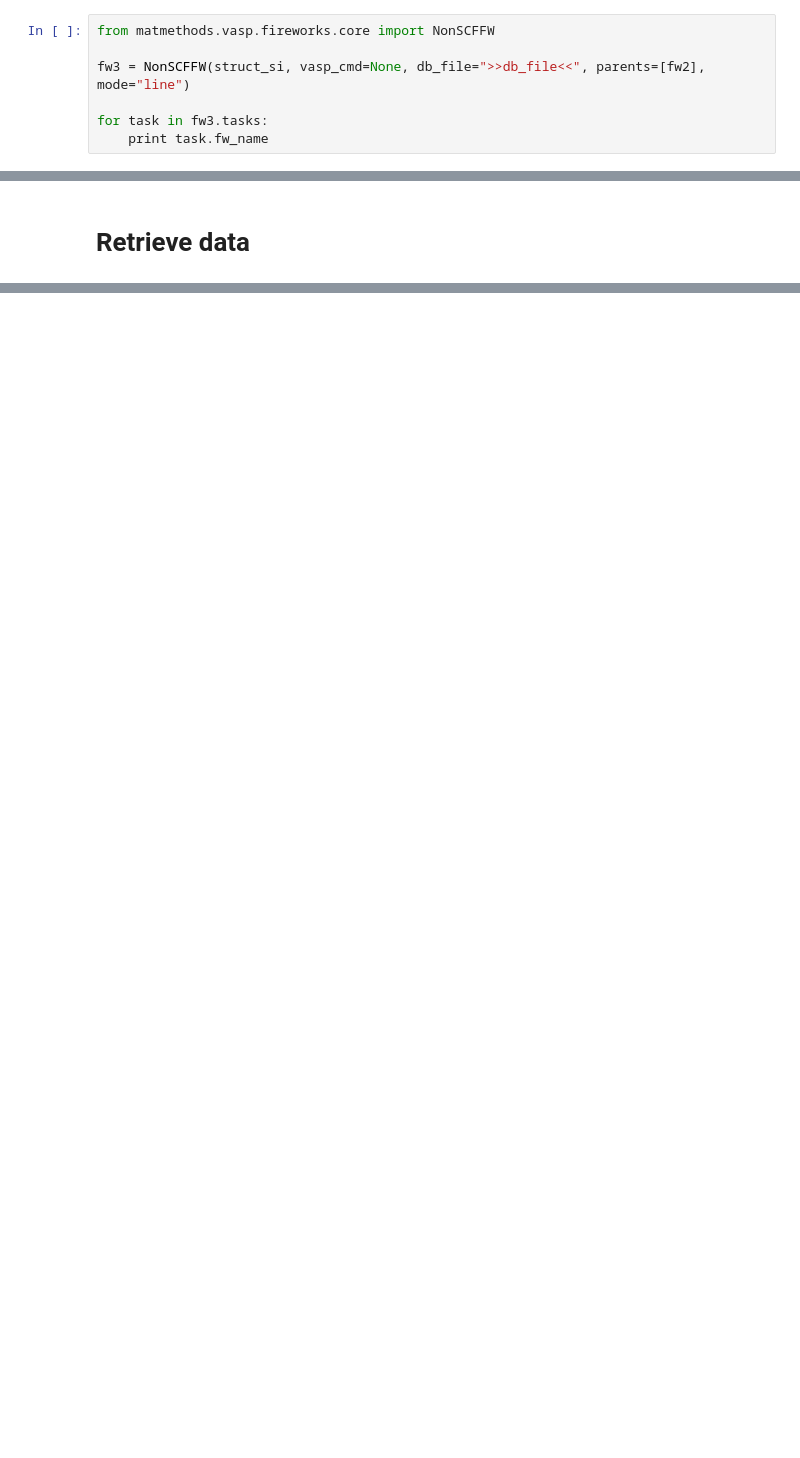
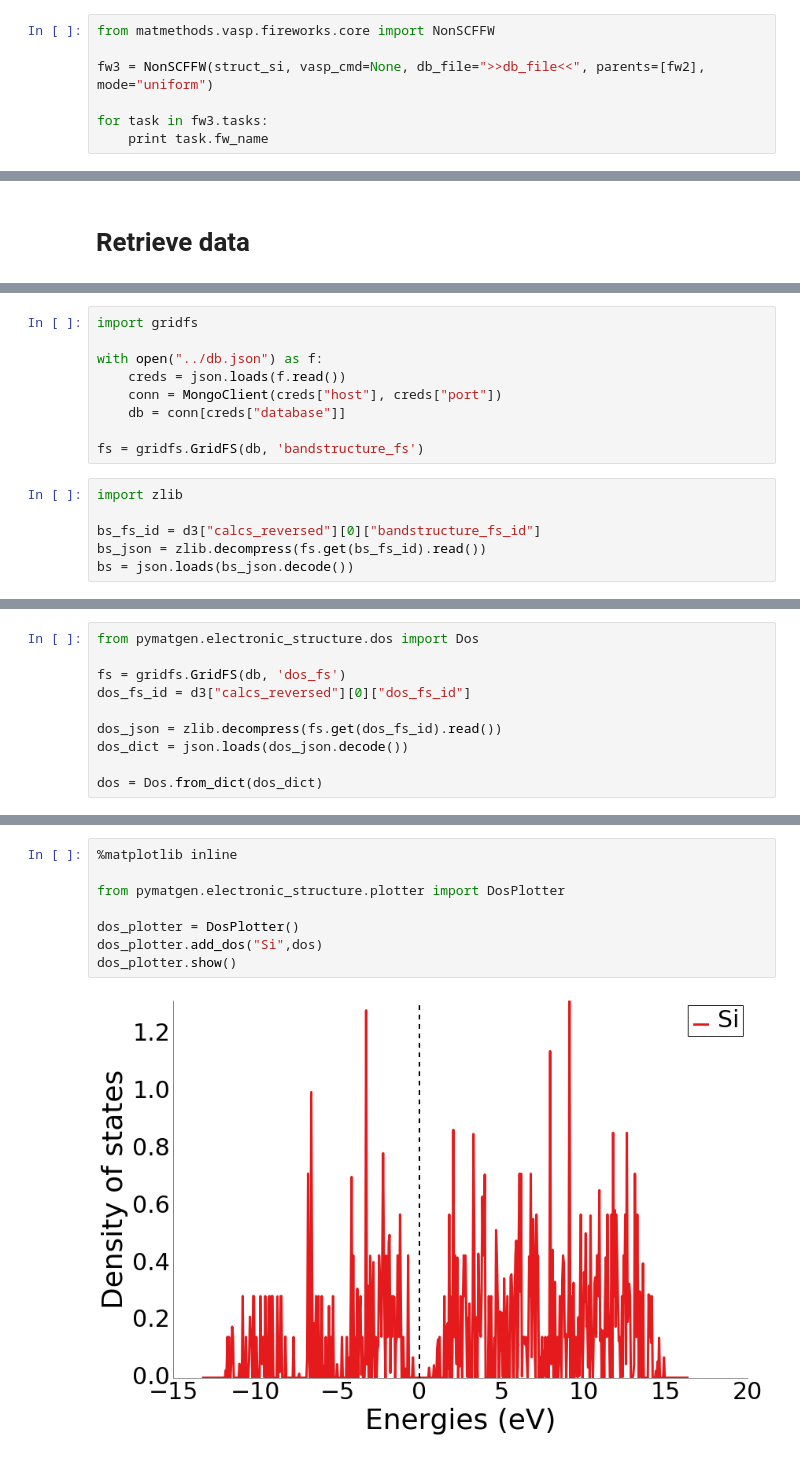
Before and after one commit to materialsproject/workshop-2016, a Jupyter notebook: matmethods/Si_bandstructure.ipynb, the cells around one changed output, grey strips where cells are left out. Drawn from its saved outputs; the diff is of its cells as text; blank space fills up the shorter version.

Commit message:
update si_bandstructure notebook

```diff
--- a/matmethods/Si_bandstructure.ipynb
+++ b/matmethods/Si_bandstructure.ipynb
@@ -98,7 +176,7 @@ The Non-selfconsistent firework consists of the following firetasks
 # %%
 from matmethods.vasp.fireworks.core import NonSCFFW
 
-fw3 = NonSCFFW(struct_si, vasp_cmd=None, db_file=">>db_file<<", parents=[fw2], mode="line")
+fw3 = NonSCFFW(struct_si, vasp_cmd=None, db_file=">>db_file<<", parents=[fw2], mode="uniform")
 
 for task in fw3.tasks:
     print task.fw_name
@@ -230,0 +400,15 @@ d2["output"]["bandgap"]
+# %%
+import gridfs
+
+with open("../db.json") as f:
+    creds = json.loads(f.read())
+    conn = MongoClient(creds["host"], creds["port"])
+    db = conn[creds["database"]]
+
+fs = gridfs.GridFS(db, 'bandstructure_fs')
+# %%
+import zlib
+
+bs_fs_id = d3["calcs_reversed"][0]["bandstructure_fs_id"]
+bs_json = zlib.decompress(fs.get(bs_fs_id).read())
+bs = json.loads(bs_json.decode())
@@ -230,0 +427,10 @@ d2["output"]["bandgap"]
+# %%
+from pymatgen.electronic_structure.dos import Dos
+
+fs = gridfs.GridFS(db, 'dos_fs')
+dos_fs_id = d3["calcs_reversed"][0]["dos_fs_id"]
+
+dos_json = zlib.decompress(fs.get(dos_fs_id).read())
+dos_dict = json.loads(dos_json.decode())
+
+dos = Dos.from_dict(dos_dict)
@@ -230,0 +441,10 @@ d2["output"]["bandgap"]
+# %%
+%matplotlib inline
+
+from pymatgen.electronic_structure.plotter import DosPlotter
+
+dos_plotter = DosPlotter()
+dos_plotter.add_dos("Si",dos)
+dos_plotter.show()
+# %% [output]
+[figure, added]
```
Also changed, not shown: parts of 42 cells of this notebook.
